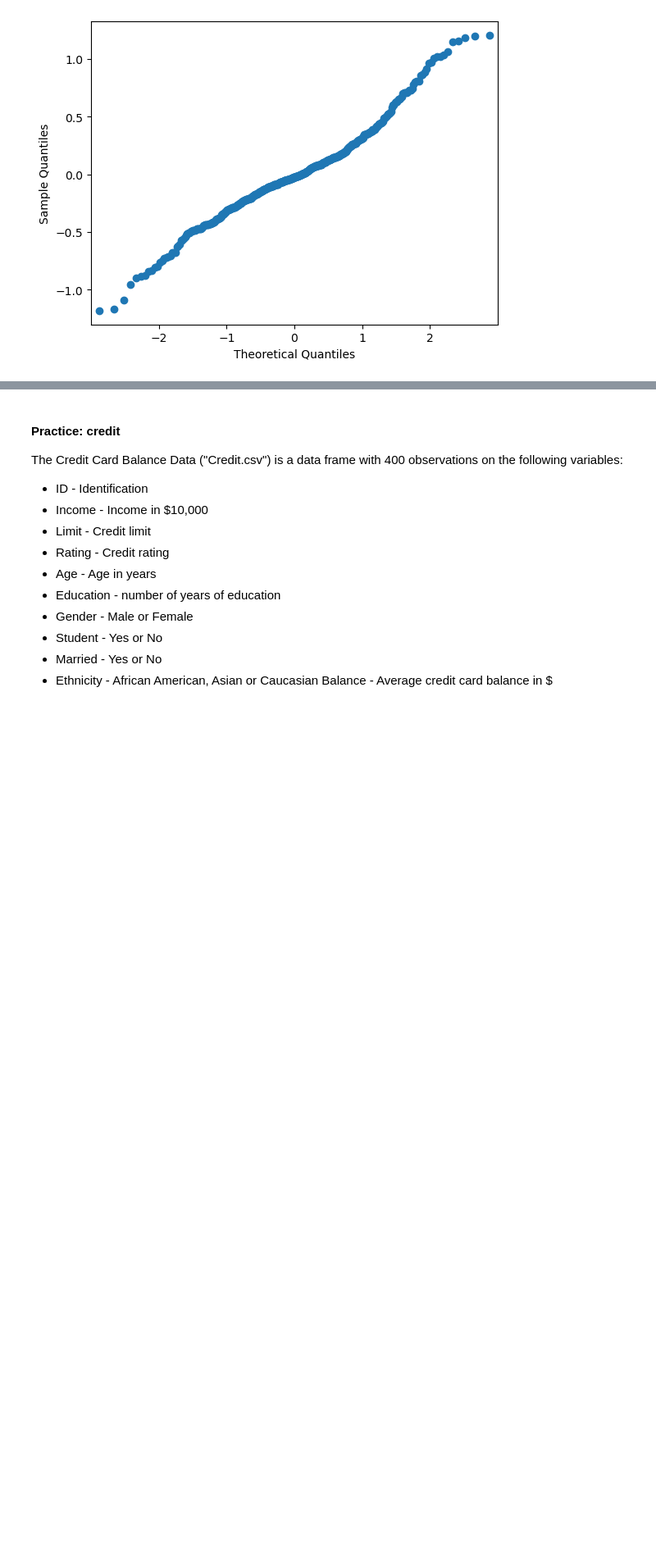
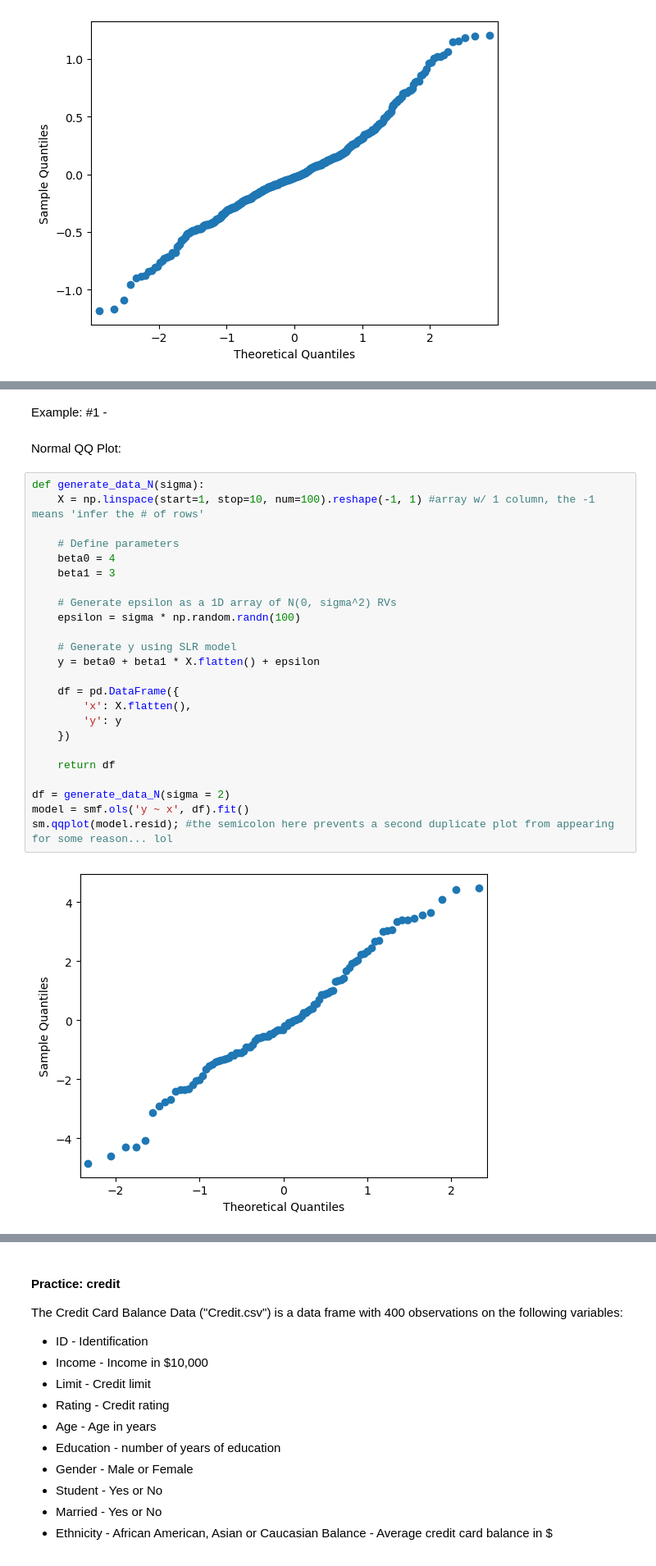
Before and after one commit to codycarroll/regression_f24, a Jupyter notebook: Code/SLR_in_python.ipynb, the cells around one changed output, grey strips where cells are left out. Shown at 82% size. Saved outputs shown, nothing was run; the diff lists cells and outputs as text; blank space fills up the shorter version.

Commit message:
add qqplot exercise

```diff
--- a/Code/SLR_in_python.ipynb
+++ b/Code/SLR_in_python.ipynb
@@ -661,0 +673,30 @@ sm.qqplot(modelnew.resid)
+# %% [markdown]
+Example: #1 -
+# %% [markdown]
+Normal QQ Plot:
+# %%
+def generate_data_N(sigma):
+    X = np.linspace(start=1, stop=10, num=100).reshape(-1, 1) #array w/ 1 column, the -1 means 'infer the # of rows'
+
+    # Define parameters
+    beta0 = 4
+    beta1 = 3
+
+    # Generate epsilon as a 1D array of N(0, sigma^2) RVs
+    epsilon = sigma * np.random.randn(100)
+
+    # Generate y using SLR model
+    y = beta0 + beta1 * X.flatten() + epsilon
+
+    df = pd.DataFrame({
+        'x': X.flatten(),
+        'y': y
+    })
+
+    return df
+
+df = generate_data_N(sigma = 2)
+model = smf.ols('y ~ x', df).fit()
+sm.qqplot(model.resid); #the semicolon here prevents a second duplicate plot from appearing for some reason... lol
+# %% [output]
+[figure, added]
```
Also changed, not shown: parts of 5 cells of this notebook, 2 other files.
